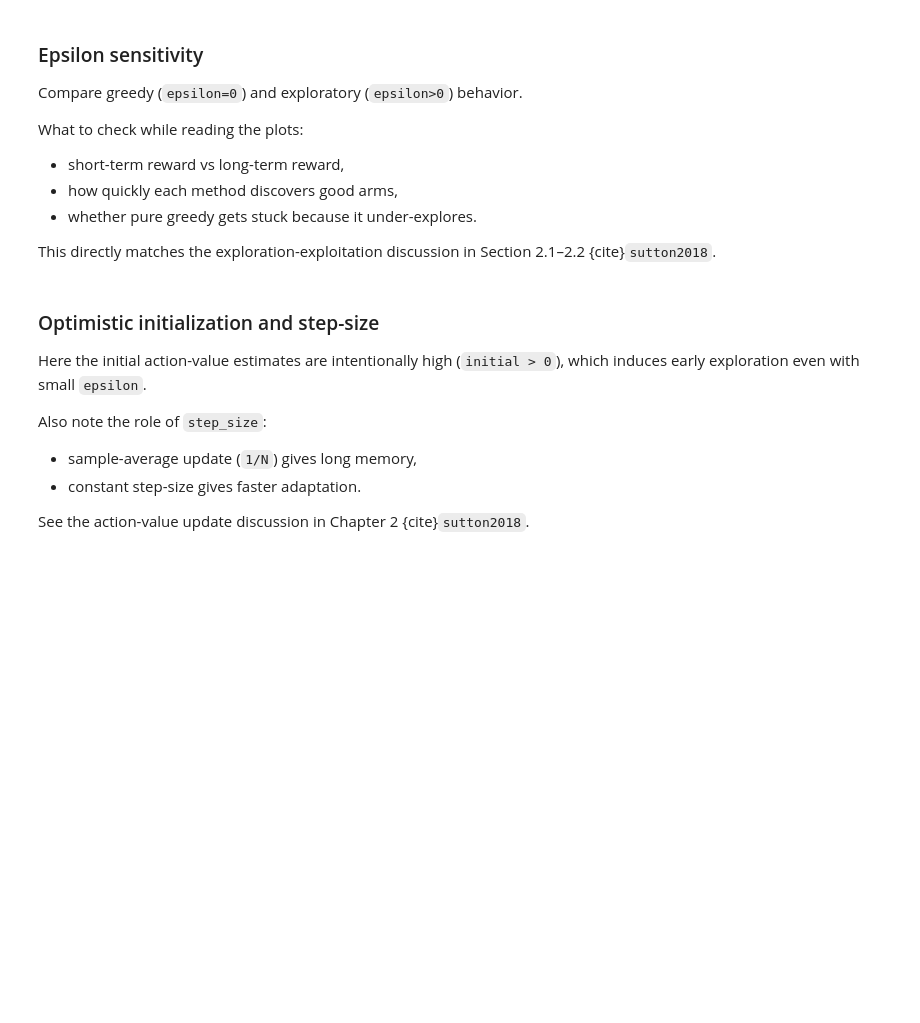
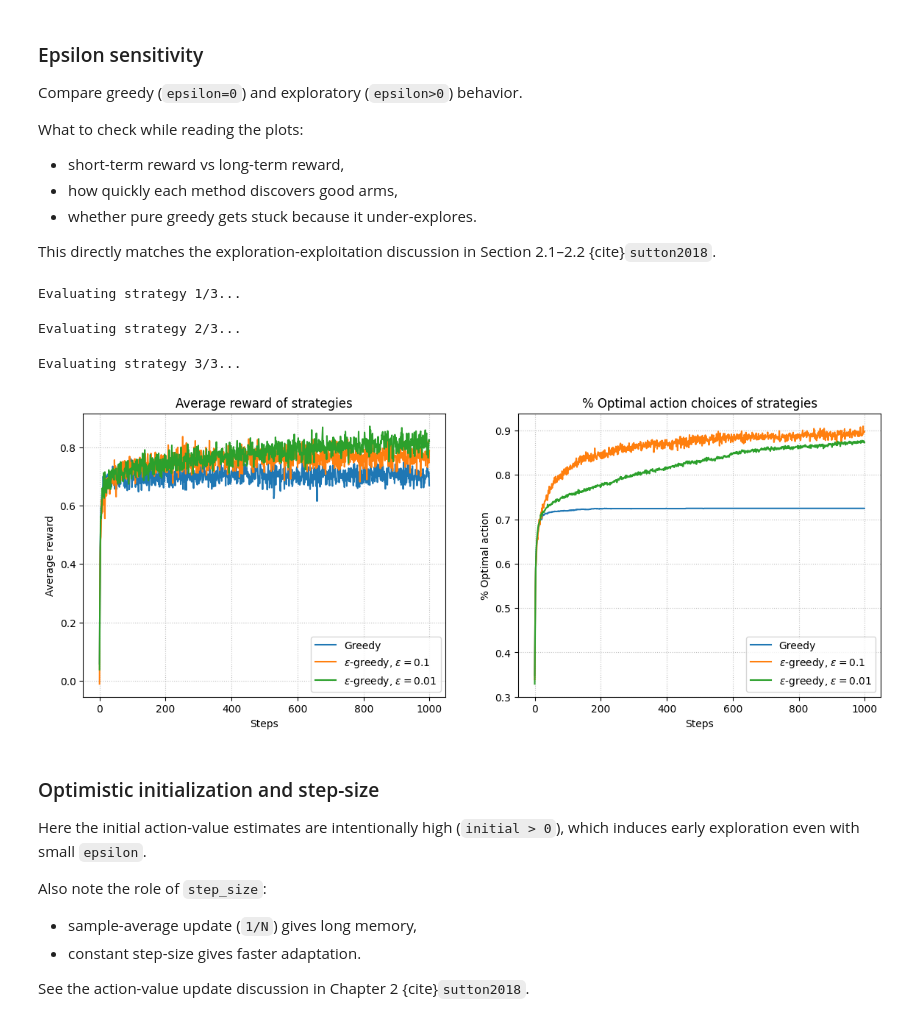
Before and after one commit to BartaZoltan/deep-reinforcement-learning-course, a Jupyter notebook: notebooks/sessions/session_01_k_armed_bandit/session_01_k_armed_bandit.ipynb, the cells around one changed output. Cells and saved outputs as stored; diff of their text form; code cells hidden in the pictures; blank space fills up the shorter version.

```diff
--- a/notebooks/sessions/session_01_k_armed_bandit/session_01_k_armed_bandit.ipynb
+++ b/notebooks/sessions/session_01_k_armed_bandit/session_01_k_armed_bandit.ipynb
@@ -150,11 +174,13 @@ class KArmedBandit:
         - mean (float): Mean of the normal distribution for optimal action values.
         - std_dev (float): Standard deviation for the optimal action values.
         """
+        ########################################################################
         self.K = K
         self.mean = mean
         self.std_dev = std_dev
-        self.optimal_action_values = np.random.normal(loc=self.mean, scale=self.std_dev, size=K)  # True action values
-        self.best_action = np.argmax(self.optimal_action_values)  # Best action index
+        self.actions_means = np.random.normal(loc=self.mean, scale=self.std_dev, size=K)  # True action values
+        self.best_action = np.argmax(self.actions_means)  # Best action index
+        ########################################################################
 
     def get_reward(self, action):
         """
@@ -166,21 +192,26 @@ class KArmedBandit:
         Returns:
         - reward (float): The observed reward for the selected action.
         """
-        return np.random.normal(loc=self.optimal_action_values[action], scale=1.0)
-        # Reduce spread
+        ########################################################################
+        return np.random.normal(loc=self.actions_means[action], scale=1.0)
+        ########################################################################
 
     def get_optimal_action(self):
         """
         Returns the index of the optimal action (the arm with the highest expected reward).
         """
+        ########################################################################
         return self.best_action
+        ########################################################################
 
     def reset(self):
         """
         Resets the bandit by re-generating the optimal action values.
         """
-        self.optimal_action_values = np.random.normal(loc=self.mean, scale=self.std_dev, size=self.K)
-        self.best_action = np.argmax(self.optimal_action_values)
+        ########################################################################
+        self.actions_means = np.random.normal(loc=self.mean, scale=self.std_dev, size=self.K)
+        self.best_action = np.argmax(self.actions_means)
+        ########################################################################
 # %%
 def plot_bandit_distributions(bandit, num_samples=10000):
     """
@@ -314,7 +392,7 @@ With this method, the agent will select a random action with an $\varepsilon$ pr
 
 
 class EpsilonGreedy(Strategy):
-    def __init__(self, k, epsilon=0, initial=0,step_size=None):
+    def __init__(self, k, epsilon=0, initial=0,step_size=None, name_suffix=""):
         """
         Initializes the epsilon-greedy strategy.
 
@@ -322,14 +400,18 @@ class EpsilonGreedy(Strategy):
         - k (int): Number of actions (arms).
         - epsilon (float): Probability of exploring a random action.
         - initial (float): Initial value for action-value estimates.
+        - name_suffix (str): Suffix to append to the strategy name.
         """
         super().__init__(k)  # Initialize parent Strategy class
+        ########################################################################
         self.epsilon = epsilon  # Probability of exploration (random action selection)
         self.initial = initial  # Initial estimate for action values
         self.step_size = step_size
         self.q_estimations = np.zeros(self.k) + self.initial  # Estimated values of each action
         self.selections = np.zeros(self.k)  # Number of times each action is selected
         self.indices = np.arange(self.k)  # List of possible action indices
+        self.name_suffix = name_suffix  # Suffix for strategy name
+        ########################################################################
 
     @property
     def name(self):
@@ -339,6 +421,8 @@ class EpsilonGreedy(Strategy):
         name_str = "Greedy" if self.epsilon == 0 else f"$\\varepsilon$-greedy, $\\varepsilon = {self.epsilon}$"
         if self.initial != 0:
             name_str += f", init: {self.initial}"  # Include initial value if non-zero
+        if self.name_suffix:
+            name_str += f", {self.name_suffix}"  # Include name suffix if provided
         return name_str
 
     def act(self):
@@ -348,10 +432,12 @@ class EpsilonGreedy(Strategy):
         Returns:
         - (int) Index of the selected action.
         """
+        ########################################################################
         if np.random.rand() < self.epsilon:  # With probability epsilon, explore
             return np.random.choice(self.indices)
         else:  # Otherwise, exploit (choose the best known action)
             return argmax(self.q_estimations)
+        ########################################################################
 
     def update(self, action, reward):
         """
@@ -362,18 +448,22 @@ class EpsilonGreedy(Strategy):
         - reward (float): Reward received from the environment.
         """
         super().update(action, reward)  # Call parent class update method if needed
+        ########################################################################
         self.selections[action] += 1  # Increment action selection count
         # Update the action-value estimate using incremental mean formula
         step_size = 1 / self.selections[action] if self.step_size is None else self.step_size  # 1/N by default
         self.q_estimations[action] +=  step_size * (reward - self.q_estimations[action])
+        ########################################################################
 
     def reset(self):
         """
         Resets the internal state of the strategy for a new experiment.
         """
         super().reset()  # Call parent class reset method if needed
+        ########################################################################
         self.q_estimations = np.zeros(self.k) + self.initial  # Reset action-value estimates
         self.selections = np.zeros(self.k)  # Reset action selection counts
+        ########################################################################
 # %%
 import numpy as np
 import matplotlib.pyplot as plt
@@ -481,15 +575,20 @@ This directly matches the exploration-exploitation discussion in Section 2.1–2
 # %%
 K = 3  # Number of actions
 
 # List of strategies to test
 strategies = [EpsilonGreedy(K,epsilon=0.0),
               EpsilonGreedy(K, epsilon=0.1),
               EpsilonGreedy(K, epsilon=0.01)]
 
 # Evaluate strategies
-rewards, best_action_choices = simulate(strategies, K=K, runs=200, n_steps=500)
+rewards, best_action_choices = simulate(strategies, K=K, runs=2000, n_steps=1000)
 
 plotResults(strategies, rewards, best_action_choices)
+# %% [output]
+Evaluating strategy 1/3...
+Evaluating strategy 2/3...
+Evaluating strategy 3/3...
+[figure, added]
 # %% [markdown]
 ### Optimistic initialization and step-size
 
```
Also changed, not shown: parts of 21 cells of this notebook, 14 other files.
